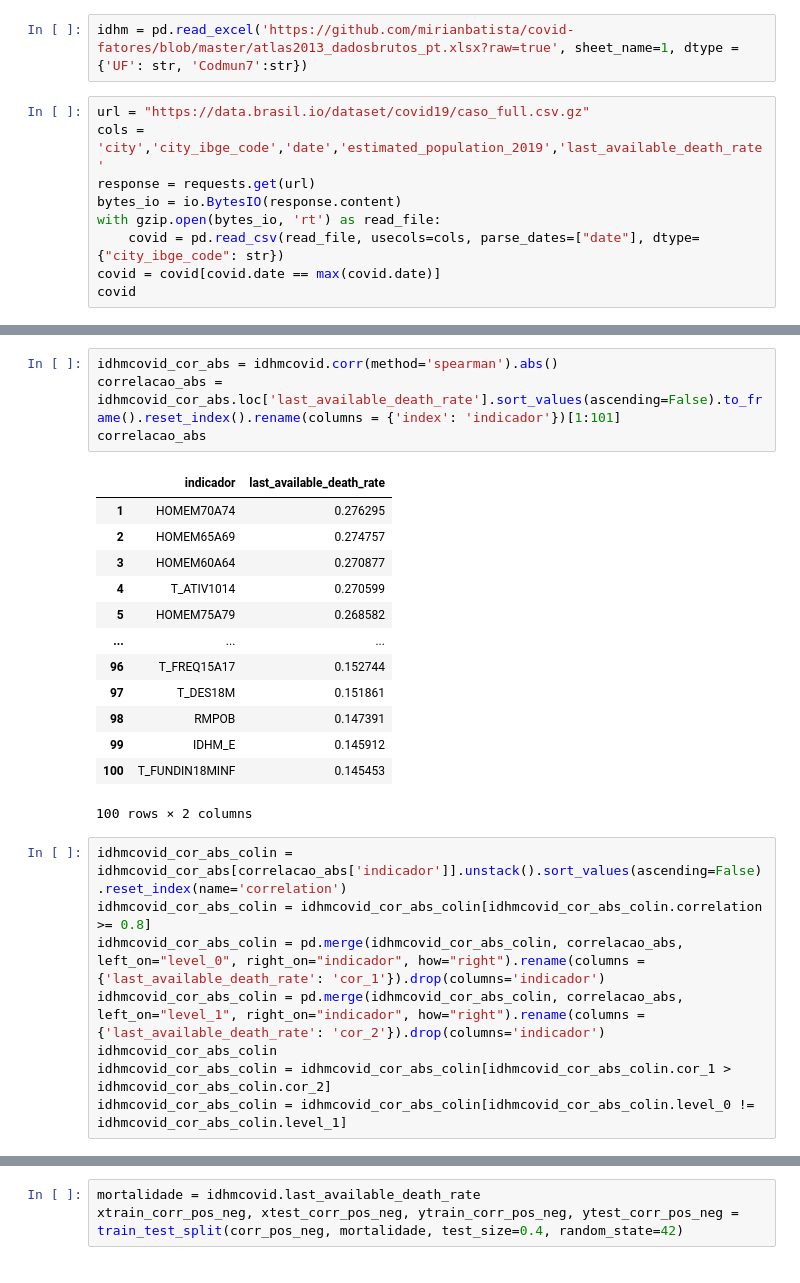
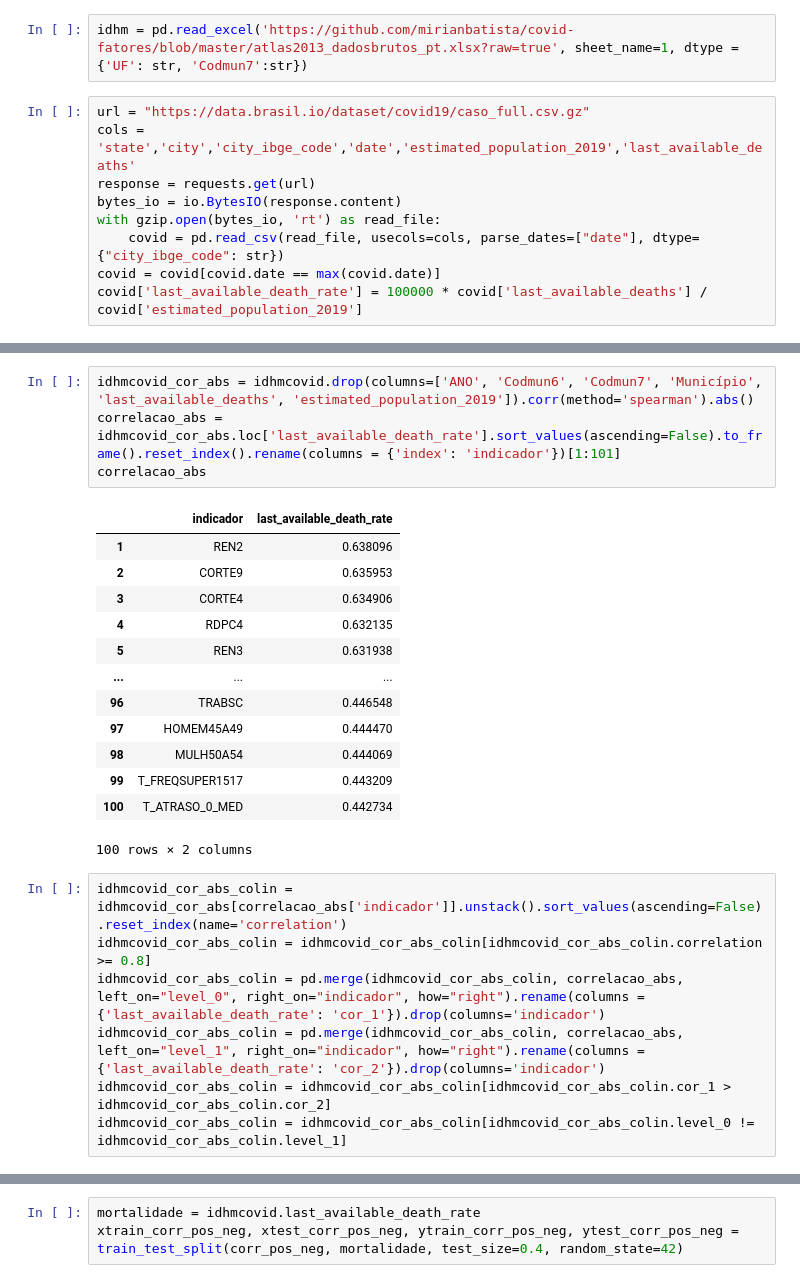
Before and after one commit to mirianbatista/covid-fatores, a Jupyter notebook: regressao_linear_mortalidade.ipynb, the cells around one changed output, grey strips where cells are left out. Cells and saved outputs as stored; diff of their text form.

```diff
--- a/regressao_linear_mortalidade.ipynb
+++ b/regressao_linear_mortalidade.ipynb
@@ -14,10 +14,10 @@ import seaborn as sns
 idhm = pd.read_excel('https://github.com/mirianbatista/covid-fatores/blob/master/atlas2013_dadosbrutos_pt.xlsx?raw=true', sheet_name=1, dtype = {'UF': str, 'Codmun7':str})
 # %%
 url = "https://data.brasil.io/dataset/covid19/caso_full.csv.gz"
-cols = 'city','city_ibge_code','date','estimated_population_2019','last_available_death_rate'
+cols = 'state','city','city_ibge_code','date','estimated_population_2019','last_available_deaths'
 response = requests.get(url)
 bytes_io = io.BytesIO(response.content)
 with gzip.open(bytes_io, 'rt') as read_file:
     covid = pd.read_csv(read_file, usecols=cols, parse_dates=["date"], dtype={"city_ibge_code": str})
 covid = covid[covid.date == max(covid.date)]
-covid
+covid['last_available_death_rate'] = 100000 * covid['last_available_deaths'] / covid['estimated_population_2019']
@@ -50,27 +52,26 @@ idhmcovid.head()
 # %%
-idhmcovid_cor_abs = idhmcovid.corr(method='spearman').abs()
+idhmcovid_cor_abs = idhmcovid.drop(columns=['ANO', 'Codmun6', 'Codmun7', 'Município', 'last_available_deaths', 'estimated_population_2019']).corr(method='spearman').abs()
 correlacao_abs = idhmcovid_cor_abs.loc['last_available_death_rate'].sort_values(ascending=False).to_frame().reset_index().rename(columns = {'index': 'indicador'})[1:101]
 correlacao_abs
 # %% [output]
 |  | indicador | last_available_death_rate |
-| 1 | HOMEM70A74 | 0.276295 |
-| 2 | HOMEM65A69 | 0.274757 |
-| 3 | HOMEM60A64 | 0.270877 |
-| 4 | T_ATIV1014 | 0.270599 |
-| 5 | HOMEM75A79 | 0.268582 |
+| 1 | REN2 | 0.638096 |
+| 2 | CORTE9 | 0.635953 |
+| 3 | CORTE4 | 0.634906 |
+| 4 | RDPC4 | 0.632135 |
+| 5 | REN3 | 0.631938 |
 | ... | ... | ... |
-| 96 | T_FREQ15A17 | 0.152744 |
-| 97 | T_DES18M | 0.151861 |
-| 98 | RMPOB | 0.147391 |
-| 99 | IDHM_E | 0.145912 |
-| 100 | T_FUNDIN18MINF | 0.145453 |
+| 96 | TRABSC | 0.446548 |
+| 97 | HOMEM45A49 | 0.444470 |
+| 98 | MULH50A54 | 0.444069 |
+| 99 | T_FREQSUPER1517 | 0.443209 |
+| 100 | T_ATRASO_0_MED | 0.442734 |
 100 rows × 2 columns
 # %%
 idhmcovid_cor_abs_colin = idhmcovid_cor_abs[correlacao_abs['indicador']].unstack().sort_values(ascending=False).reset_index(name='correlation')
 idhmcovid_cor_abs_colin = idhmcovid_cor_abs_colin[idhmcovid_cor_abs_colin.correlation >= 0.8]
 idhmcovid_cor_abs_colin = pd.merge(idhmcovid_cor_abs_colin, correlacao_abs, left_on="level_0", right_on="indicador", how="right").rename(columns = {'last_available_death_rate': 'cor_1'}).drop(columns='indicador')
 idhmcovid_cor_abs_colin = pd.merge(idhmcovid_cor_abs_colin, correlacao_abs, left_on="level_1", right_on="indicador", how="right").rename(columns = {'last_available_death_rate': 'cor_2'}).drop(columns='indicador')
-idhmcovid_cor_abs_colin
 idhmcovid_cor_abs_colin = idhmcovid_cor_abs_colin[idhmcovid_cor_abs_colin.cor_1 > idhmcovid_cor_abs_colin.cor_2]
 idhmcovid_cor_abs_colin = idhmcovid_cor_abs_colin[idhmcovid_cor_abs_colin.level_0 != idhmcovid_cor_abs_colin.level_1]
 # %%
```
Also changed, not shown: parts of 24 cells of this notebook.
